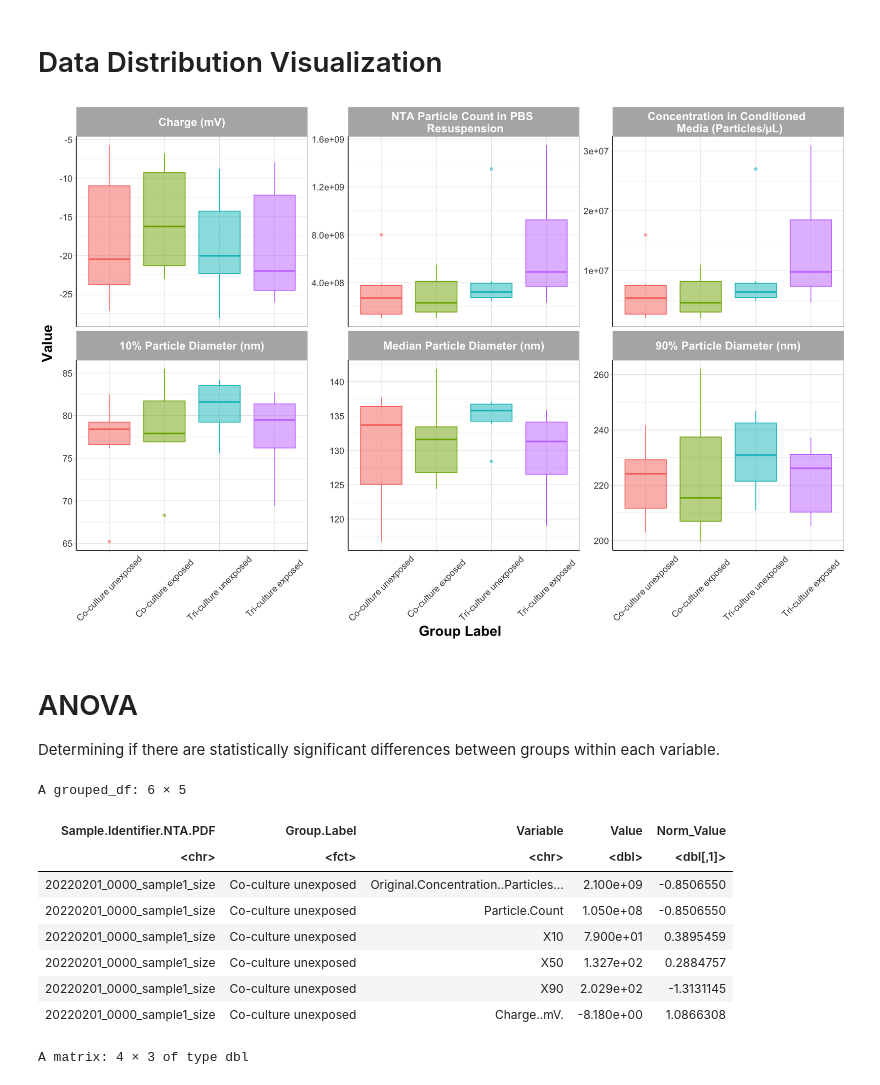
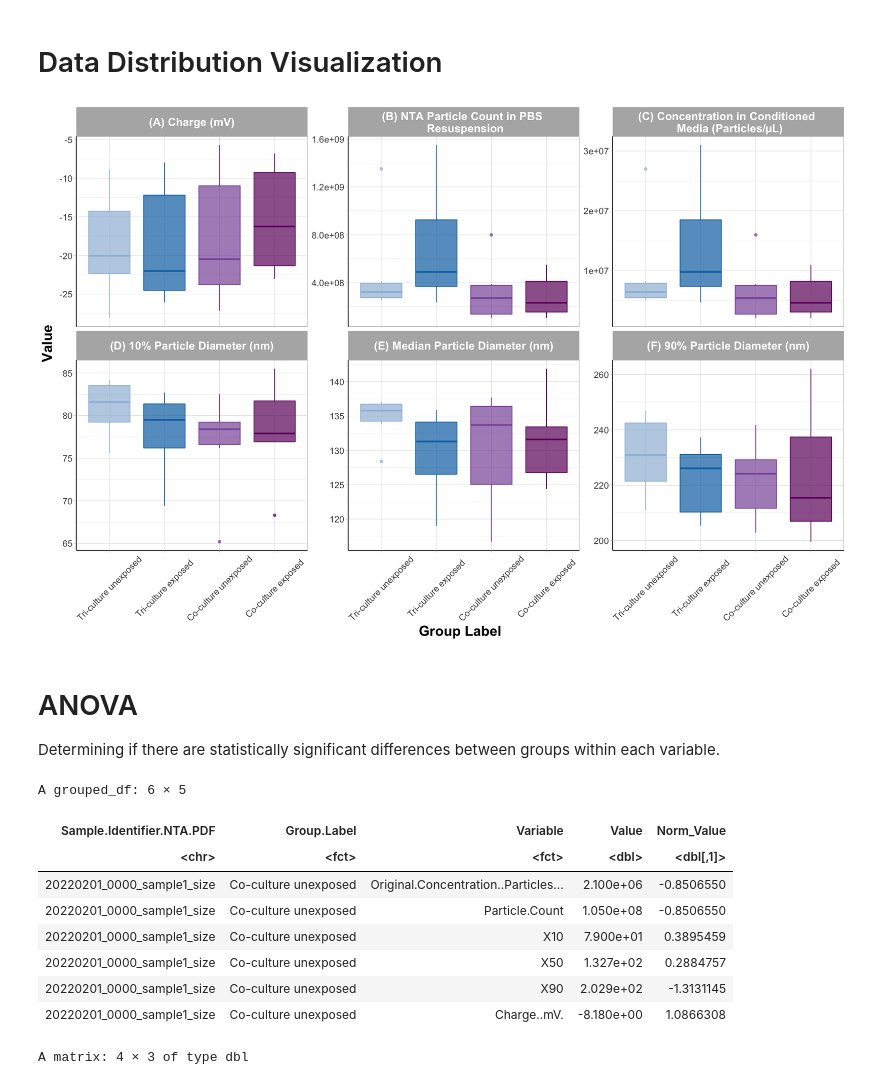
Before and after one commit to alexispayton/Wildfires-and-Extracellular-Vesicles-EVs-Woodsmoke-Alters-EV-Proteomic-Signatures-involved-in-Ext, a Jupyter notebook: 2. Data Visualization/PDF Data Visualization.ipynb, the cells around one changed output. Drawn from its saved outputs; the diff is of its cells as text; code cells hidden in the pictures.

```diff
--- a/2. Data Visualization/PDF Data Visualization.ipynb
+++ b/2. Data Visualization/PDF Data Visualization.ipynb
@@ -29,8 +47,8 @@ longer_pdf_data = pdf_data %>%
     pivot_longer(cols = 3:8, names_to = "Variable", values_to = "Value")
 
 #making group labels and variable into a factor
-longer_pdf_data$Group.Label = factor(longer_pdf_data$Group.Label, levels = c("Co-culture unexposed",
-                                        "Co-culture exposed", "Tri-culture unexposed", "Tri-culture exposed"))
+longer_pdf_data$Group.Label = factor(longer_pdf_data$Group.Label, levels = c("Tri-culture unexposed", "Tri-culture exposed",
+                                                                            "Co-culture unexposed", "Co-culture exposed"))
 longer_pdf_data$Variable = factor(longer_pdf_data$Variable, levels = c("Charge..mV.", "Particle.Count", "Original.Concentration..Particles..µL.",
                                                                        "X10", "X50", "X90"))
 head(longer_pdf_data)
@@ -54,26 +72,26 @@ facet_names = as_labeller(c("Charge..mV." = "(A) Charge (mV)", "Original.Concent
 # %%
 options(repr.plot.width=15, repr.plot.height=10) #changing size
 ggplot() +
   geom_boxplot(data = longer_pdf_data, aes(x = Group.Label, y = Value, fill = Group.Label, color = Group.Label),
-              alpha = 0.5) +
+              alpha = 0.7) +
 
 
   facet_wrap(~Variable, scales = "free_y", labeller = as_labeller(facet_names)) +
 
   theme_light() +
   theme(axis.text.x = element_text(angle = 45, vjust = 0.5), #rotating x labels/ moving x labels slightly to the left
         axis.line = element_line(colour = "black"), #making x and y axes black
         axis.text = element_text(size = 12), #changing size of x axis labels
         axis.title = element_text(face = "bold", size = rel(1.7)), #changes axis titles
         legend.position = "none",
         strip.text.x = element_text(size = 15, face = "bold"), #changes size of facet x axis
         strip.text.y = element_text(size = 15, face = "bold")) + #changes size of facet y axis
-  xlab('Group Label') + ylab('Value') #+ #changing axis labels
+  xlab('Group Label') + ylab('Value') +
 
-# scale_color_manual(name = "Variable", values = metbrewer_colors) +
-# scale_fill_manual(name = "Variable", values = metbrewer_colors)
+scale_color_manual(values = c('#9ebcda','#0570b0','#8856a7','#6e016b')) +
+scale_fill_manual(values = c('#9ebcda','#0570b0','#8856a7','#6e016b'))
 # %% [output]
-[figure, old version]
+[figure, new version]
 # %% [markdown]
 # ANOVA
 
@@ -87,8 +105,8 @@ head(anova_df)
 # %% [output]
 A grouped_df: 6 × 5
 | Sample.Identifier.NTA.PDF | Group.Label | Variable | Value | Norm_Value |
-| <chr> | <fct> | <chr> | <dbl> | <dbl[,1]> |
-| 20220201_0000_sample1_size | Co-culture unexposed | Original.Concentration..Particles... | 2.100e+09 | -0.8506550 |
+| <chr> | <fct> | <fct> | <dbl> | <dbl[,1]> |
+| 20220201_0000_sample1_size | Co-culture unexposed | Original.Concentration..Particles... | 2.100e+06 | -0.8506550 |
 | 20220201_0000_sample1_size | Co-culture unexposed | Particle.Count | 1.050e+08 | -0.8506550 |
 | 20220201_0000_sample1_size | Co-culture unexposed | X10 | 7.900e+01 | 0.3895459 |
 | 20220201_0000_sample1_size | Co-culture unexposed | X50 | 1.327e+02 | 0.2884757 |
```
Also changed, not shown: parts of 2 cells of this notebook.
